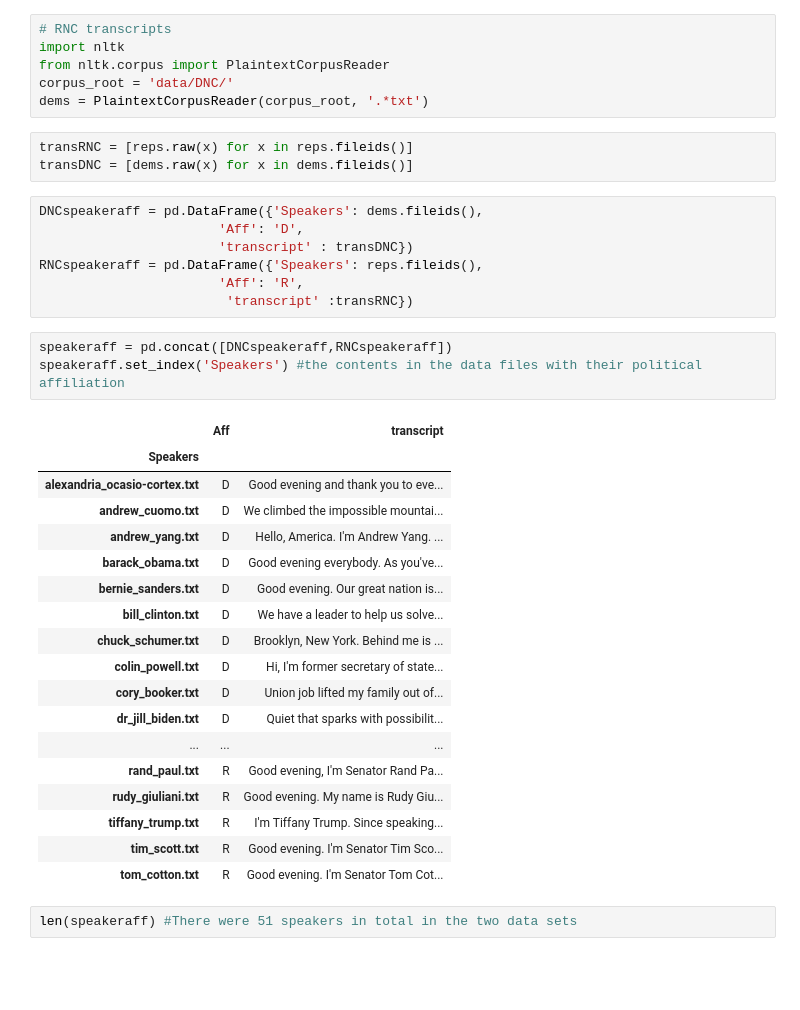
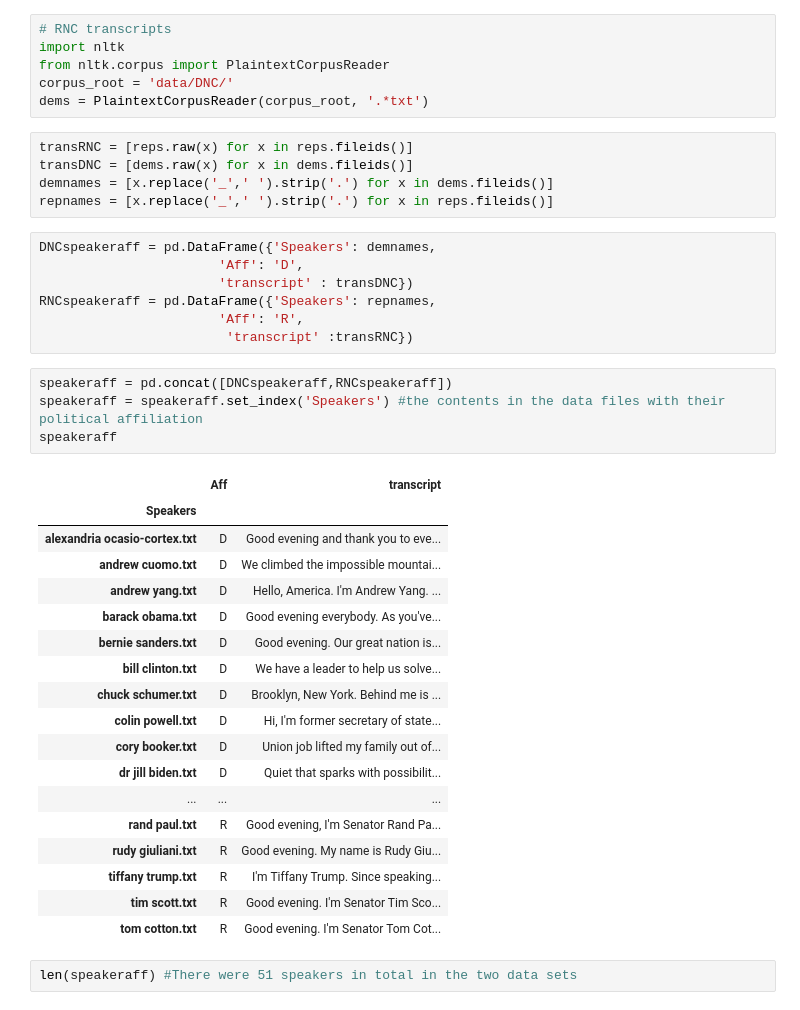
Before and after one commit to Data-Science-for-Linguists-2021/PoliticalRhetoric-analysis, a Jupyter notebook: dataplan.ipynb, the cells around one changed output. Saved outputs shown, nothing was run; the diff lists cells and outputs as text; blank space fills up the shorter version.

Commit message:
cleaning up data more

```diff
--- a/dataplan.ipynb
+++ b/dataplan.ipynb
@@ -17,35 +25,38 @@ dems = PlaintextCorpusReader(corpus_root, '.*txt')
 # %%
 transRNC = [reps.raw(x) for x in reps.fileids()]
 transDNC = [dems.raw(x) for x in dems.fileids()]
+demnames = [x.replace('_',' ').strip('.') for x in dems.fileids()]
+repnames = [x.replace('_',' ').strip('.') for x in reps.fileids()]
 # %%
-DNCspeakeraff = pd.DataFrame({'Speakers': dems.fileids(),
+DNCspeakeraff = pd.DataFrame({'Speakers': demnames,
                        'Aff': 'D',
                        'transcript' : transDNC})
-RNCspeakeraff = pd.DataFrame({'Speakers': reps.fileids(),
+RNCspeakeraff = pd.DataFrame({'Speakers': repnames,
                        'Aff': 'R',
                         'transcript' :transRNC})
 # %%
 speakeraff = pd.concat([DNCspeakeraff,RNCspeakeraff])
-speakeraff.set_index('Speakers') #the contents in the data files with their political affiliation
+speakeraff = speakeraff.set_index('Speakers') #the contents in the data files with their political affiliation
+speakeraff
 # %% [output]
 |  | Aff | transcript |
 | Speakers |  |  |
-| alexandria_ocasio-cortex.txt | D | Good evening and thank you to eve... |
-| andrew_cuomo.txt | D | We climbed the impossible mountai... |
-| andrew_yang.txt | D | Hello, America. I'm Andrew Yang. ... |
-| barack_obama.txt | D | Good evening everybody. As you've... |
-| bernie_sanders.txt | D | Good evening. Our great nation is... |
-| bill_clinton.txt | D | We have a leader to help us solve... |
-| chuck_schumer.txt | D | Brooklyn, New York. Behind me is ... |
-| colin_powell.txt | D | Hi, I'm former secretary of state... |
-| cory_booker.txt | D | Union job lifted my family out of... |
-| dr_jill_biden.txt | D | Quiet that sparks with possibilit... |
+| alexandria ocasio-cortex.txt | D | Good evening and thank you to eve... |
+| andrew cuomo.txt | D | We climbed the impossible mountai... |
+| andrew yang.txt | D | Hello, America. I'm Andrew Yang. ... |
+| barack obama.txt | D | Good evening everybody. As you've... |
+| bernie sanders.txt | D | Good evening. Our great nation is... |
+| bill clinton.txt | D | We have a leader to help us solve... |
+| chuck schumer.txt | D | Brooklyn, New York. Behind me is ... |
+| colin powell.txt | D | Hi, I'm former secretary of state... |
+| cory booker.txt | D | Union job lifted my family out of... |
+| dr jill biden.txt | D | Quiet that sparks with possibilit... |
 | ... | ... | ... |
-| rand_paul.txt | R | Good evening, I'm Senator Rand Pa... |
-| rudy_giuliani.txt | R | Good evening. My name is Rudy Giu... |
-| tiffany_trump.txt | R | I'm Tiffany Trump. Since speaking... |
-| tim_scott.txt | R | Good evening. I'm Senator Tim Sco... |
-| tom_cotton.txt | R | Good evening. I'm Senator Tom Cot... |
+| rand paul.txt | R | Good evening, I'm Senator Rand Pa... |
+| rudy giuliani.txt | R | Good evening. My name is Rudy Giu... |
+| tiffany trump.txt | R | I'm Tiffany Trump. Since speaking... |
+| tim scott.txt | R | Good evening. I'm Senator Tim Sco... |
+| tom cotton.txt | R | Good evening. I'm Senator Tom Cot... |
 # %%
 len(speakeraff) #There were 51 speakers in total in the two data sets
 # %% [output]
```
Also changed, not shown: parts of 30 cells of this notebook.
